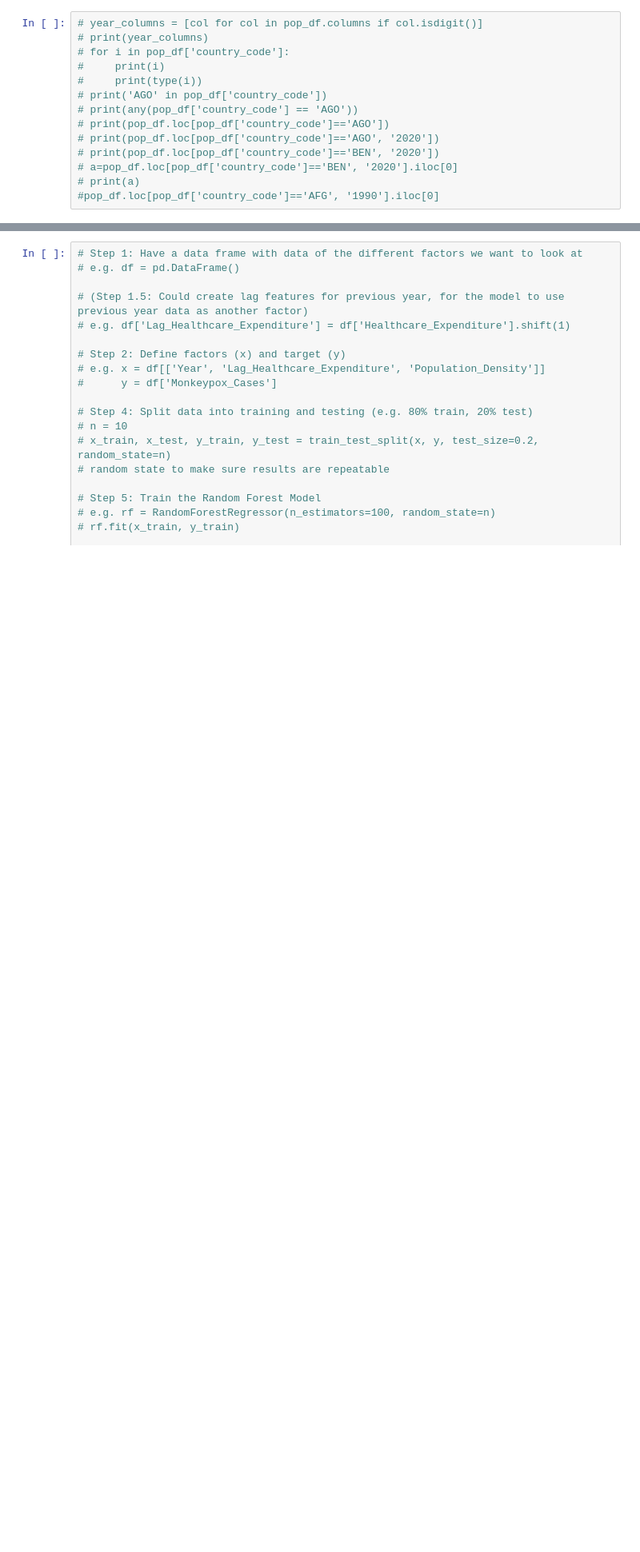
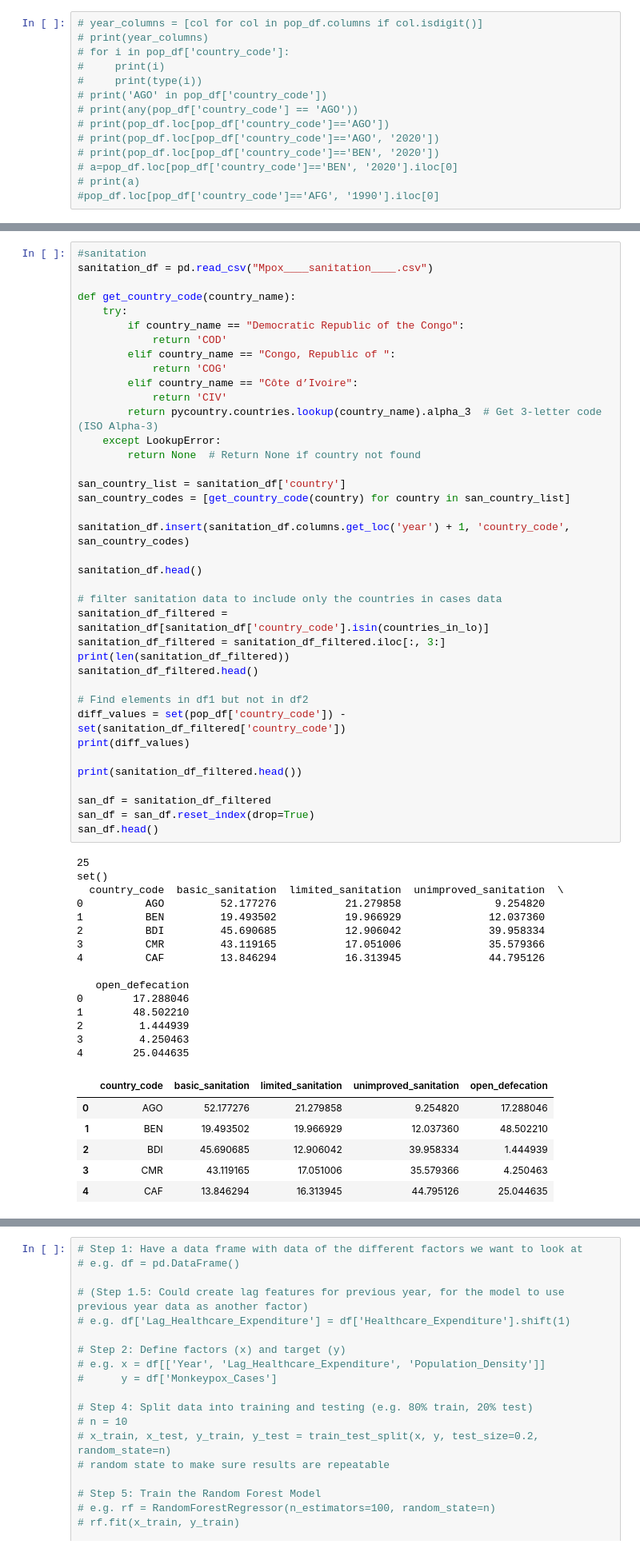
Before and after one commit to KevinDZLiu/Interdisciplinary-Research-Computing-Group-6, a Jupyter notebook: project.ipynb, the cells around one changed output, grey strips where cells are left out. Shown at 80% size. Saved outputs shown, nothing was run; the diff lists cells and outputs as text; blank space fills up the shorter version.

Commit message:
added sanitation factor to model

```diff
--- a/project.ipynb
+++ b/project.ipynb
@@ -255,3 +259,63 @@ set()
+# %%
+#sanitation
+sanitation_df = pd.read_csv("Mpox____sanitation____.csv")
+
+def get_country_code(country_name):
+    try:
+        if country_name == "Democratic Republic of the Congo":
+            return 'COD'
+        elif country_name == "Congo, Republic of ":
+            return 'COG'
+        elif country_name == "Côte d’Ivoire":
+            return 'CIV'
+        return pycountry.countries.lookup(country_name).alpha_3  # Get 3-letter code (ISO Alpha-3)
+    except LookupError:
+        return None  # Return None if country not found
+
+san_country_list = sanitation_df['country']
+san_country_codes = [get_country_code(country) for country in san_country_list]
+
+sanitation_df.insert(sanitation_df.columns.get_loc('year') + 1, 'country_code', san_country_codes)
+
+sanitation_df.head()
+
+# filter sanitation data to include only the countries in cases data
+sanitation_df_filtered = sanitation_df[sanitation_df['country_code'].isin(countries_in_lo)]
+sanitation_df_filtered = sanitation_df_filtered.iloc[:, 3:]
+print(len(sanitation_df_filtered))
+sanitation_df_filtered.head()
+
+# Find elements in df1 but not in df2
+diff_values = set(pop_df['country_code']) - set(sanitation_df_filtered['country_code'])
+print(diff_values)
+
+print(sanitation_df_filtered.head())
+
+san_df = sanitation_df_filtered
+san_df = san_df.reset_index(drop=True)
+san_df.head()
+# %% [output]
+25
+set()
+  country_code  basic_sanitation  limited_sanitation  unimproved_sanitation  \
+0          AGO         52.177276           21.279858               9.254820
+1          BEN         19.493502           19.966929              12.037360
+2          BDI         45.690685           12.906042              39.958334
+3          CMR         43.119165           17.051006              35.579366
+4          CAF         13.846294           16.313945              44.795126
+
+   open_defecation
+0        17.288046
+1        48.502210
+2         1.444939
+3         4.250463
+4        25.044635
+|  | country_code | basic_sanitation | limited_sanitation | unimproved_sanitation | open_defecation |
+| 0 | AGO | 52.177276 | 21.279858 | 9.254820 | 17.288046 |
+| 1 | BEN | 19.493502 | 19.966929 | 12.037360 | 48.502210 |
+| 2 | BDI | 45.690685 | 12.906042 | 39.958334 | 1.444939 |
+| 3 | CMR | 43.119165 | 17.051006 | 35.579366 | 4.250463 |
+| 4 | CAF | 13.846294 | 16.313945 | 44.795126 | 25.044635 |
 # %%
 lo["start_year"] = lo["start_year"].astype(str)
 year_columns = [col for col in pop_df.columns if col.isdigit()]
```
Also changed, not shown: parts of 6 cells of this notebook, 1 other file.
